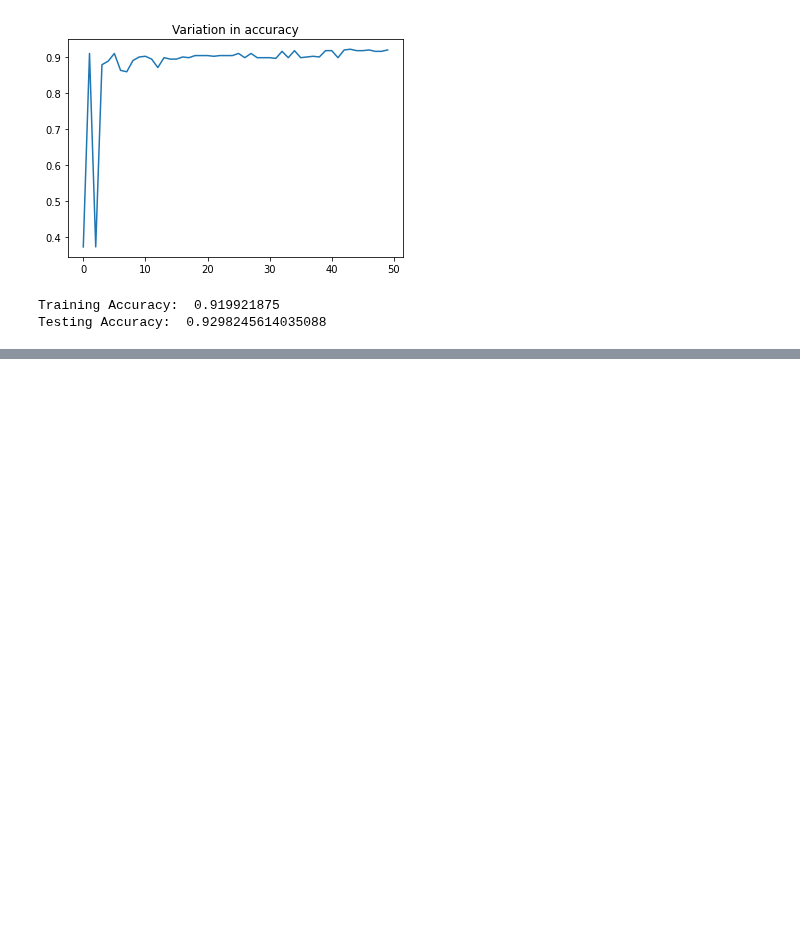
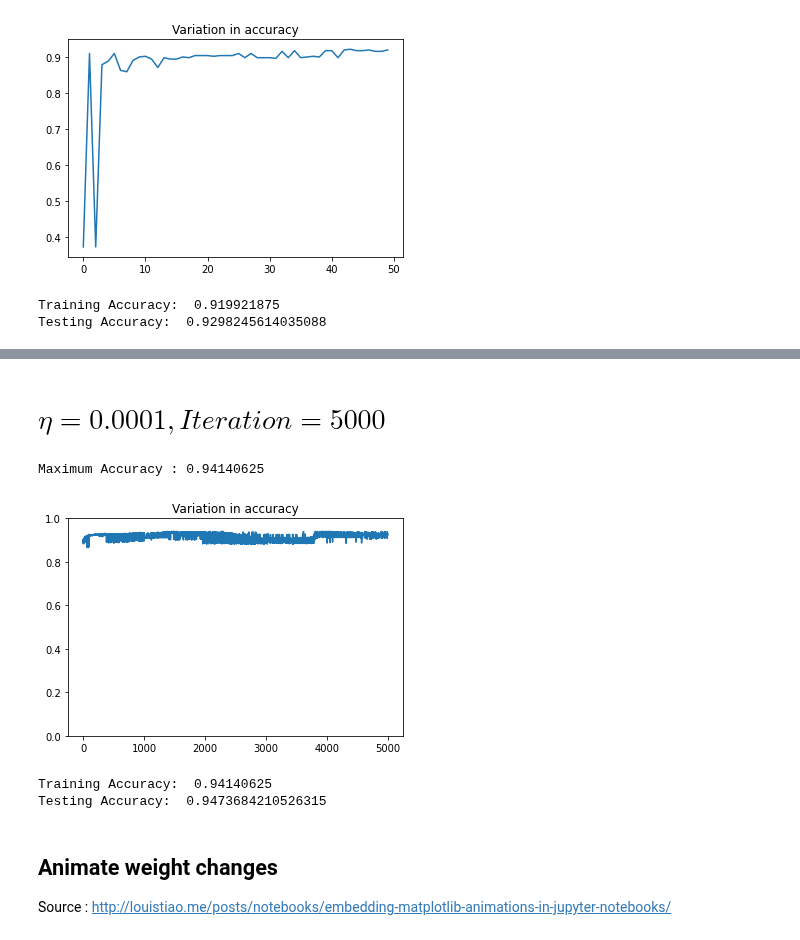
Before and after one commit to pragneshrana/DeepLearning, a Jupyter notebook: PrimitiveNeurons/PerceptronCode.ipynb, the cells around one changed output, grey strips where cells are left out. Cells and saved outputs as stored; diff of their text form; code cells hidden in the pictures; blank space fills up the shorter version.

```diff
--- a/PrimitiveNeurons/PerceptronCode.ipynb
+++ b/PrimitiveNeurons/PerceptronCode.ipynb
@@ -167,0 +376,20 @@ Testing Accuracy:  0.9298245614035088
+# %% [markdown]
+# $\eta = 0.0001 , Iteration = 5000$
+# %%
+perceptron.fit(X_train,Y_train,5000,0.0001)
+
+#for last model
+y_pred_train = perceptron.predict(X_train)
+print('Training Accuracy: ', accuracy_score(y_pred_train,Y_train))
+
+y_pred_test = perceptron.predict(X_test)
+print('Testing Accuracy: ',accuracy_score(y_pred_test,Y_test))
+# %% [output]
+Maximum Accuracy : 0.94140625
+[figure, added]
+Training Accuracy:  0.94140625
+Testing Accuracy:  0.9473684210526315
+# %% [markdown]
+## Animate weight changes
+
+Source : http://louistiao.me/posts/notebooks/embedding-matplotlib-animations-in-jupyter-notebooks/
```
Also changed, not shown: parts of 20 cells of this notebook.
